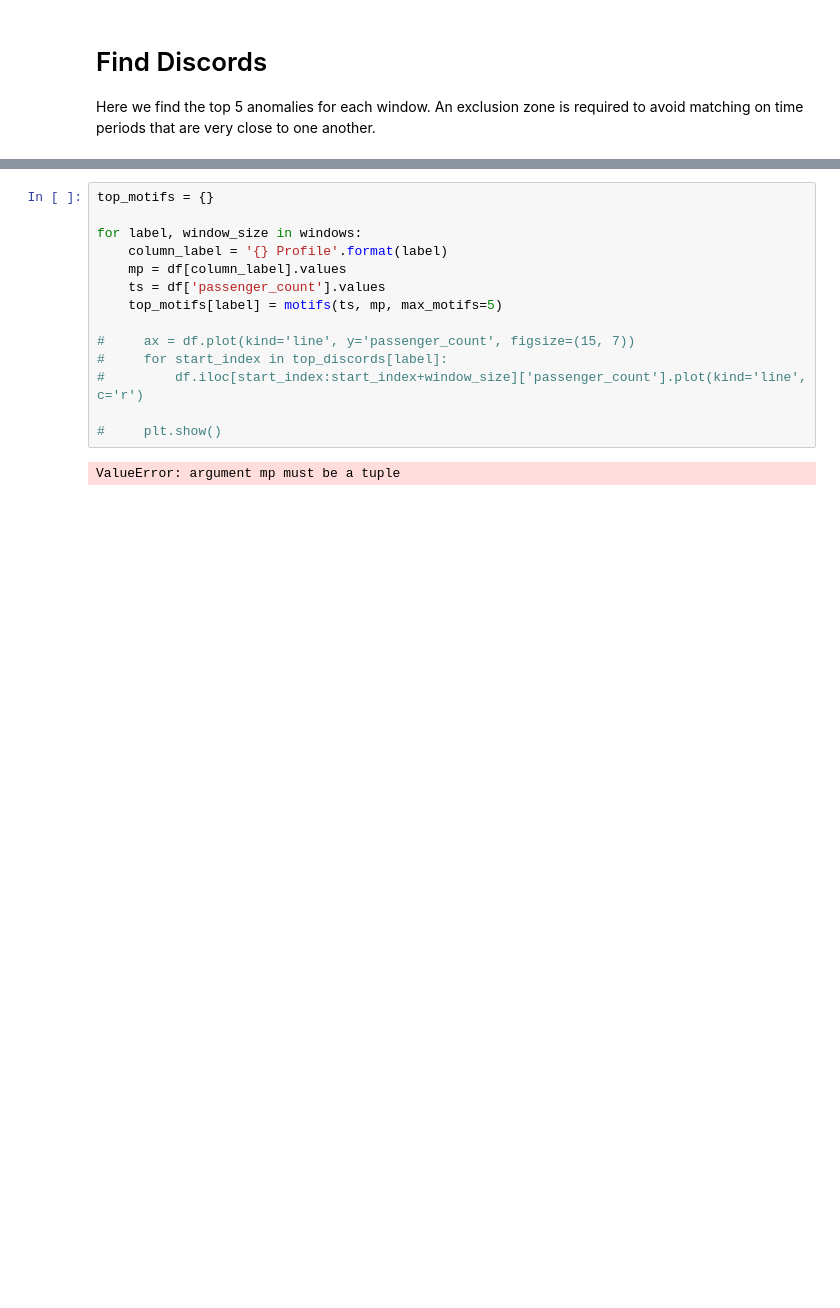
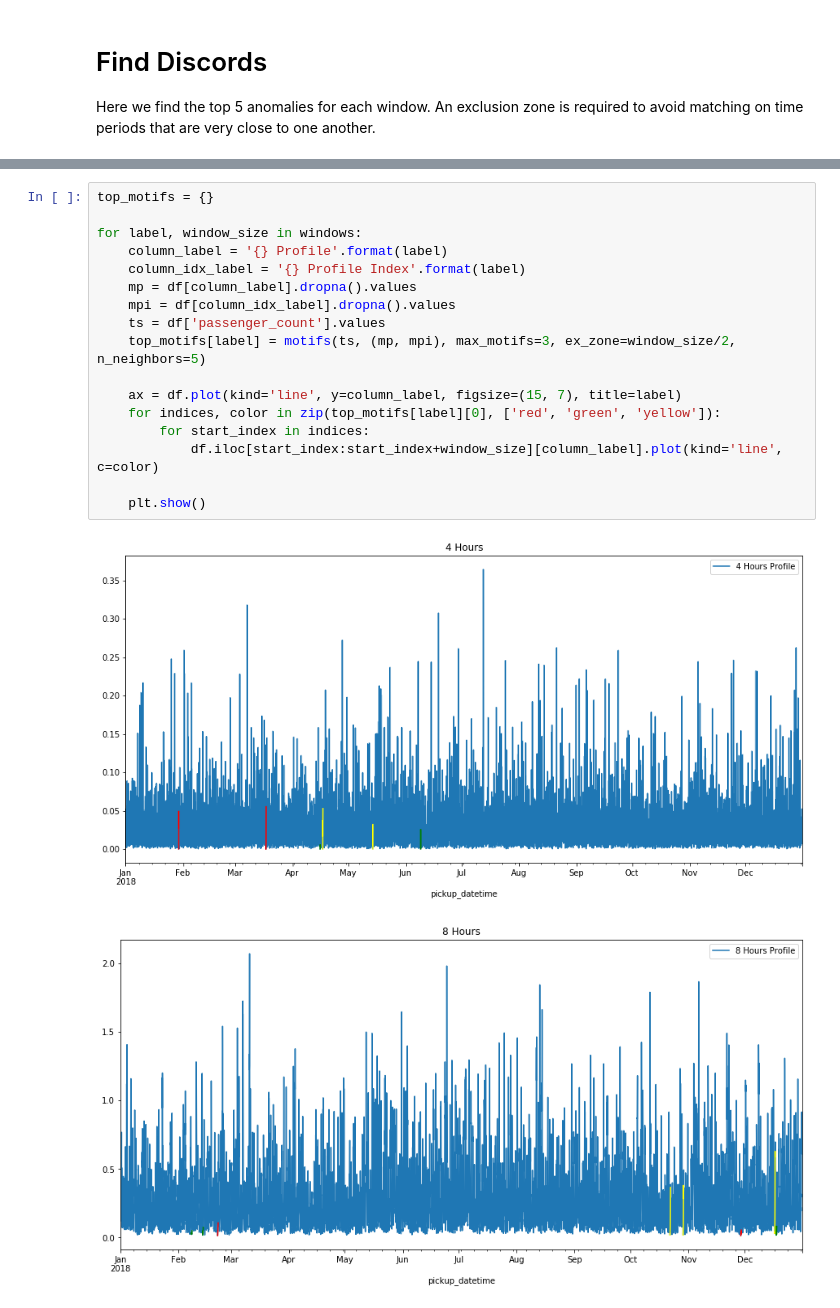
Before and after one commit to matrix-profile-foundation/article-matrix-profile-intro, a Jupyter notebook: Matrix Profile Example.ipynb, the cells around one changed output, grey strips where cells are left out. Saved outputs shown, nothing was run; the diff lists cells and outputs as text; blank space fills up the shorter version.

```diff
--- a/Matrix Profile Example.ipynb
+++ b/Matrix Profile Example.ipynb
@@ -257,16 +177,20 @@ top_discords
 # %%
 top_motifs = {}
 
 for label, window_size in windows:
     column_label = '{} Profile'.format(label)
-    mp = df[column_label].values
+    column_idx_label = '{} Profile Index'.format(label)
+    mp = df[column_label].dropna().values
+    mpi = df[column_idx_label].dropna().values
     ts = df['passenger_count'].values
-    top_motifs[label] = motifs(ts, mp, max_motifs=5)
+    top_motifs[label] = motifs(ts, (mp, mpi), max_motifs=3, ex_zone=window_size/2, n_neighbors=5)
 
-#     ax = df.plot(kind='line', y='passenger_count', figsize=(15, 7))
-#     for start_index in top_discords[label]:
-#         df.iloc[start_index:start_index+window_size]['passenger_count'].plot(kind='line', c='r')
+    ax = df.plot(kind='line', y=column_label, figsize=(15, 7), title=label)
+    for indices, color in zip(top_motifs[label][0], ['red', 'green', 'yellow']):
+        for start_index in indices:
+            df.iloc[start_index:start_index+window_size][column_label].plot(kind='line', c=color)
 
-#     plt.show()
+    plt.show()
 # %% [output]
-ValueError: argument mp must be a tuple
+[figure, added]
+[figure, added]
```
Also changed, not shown: parts of 15 cells of this notebook.
